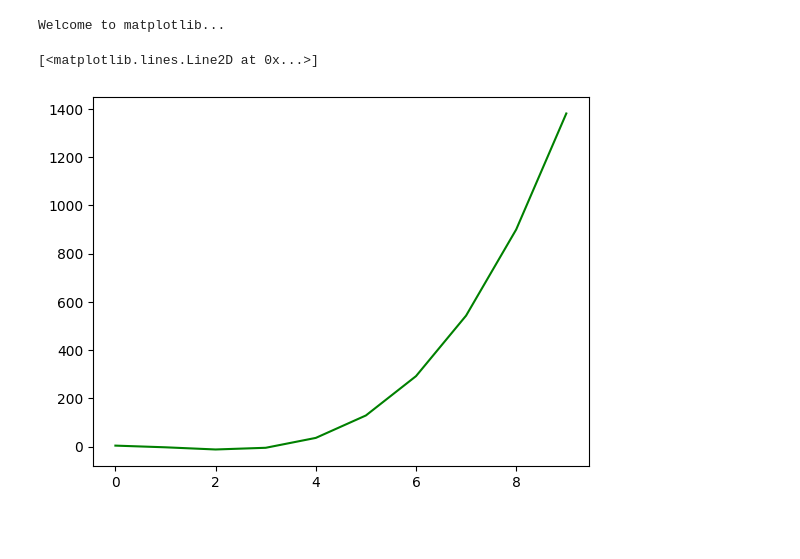
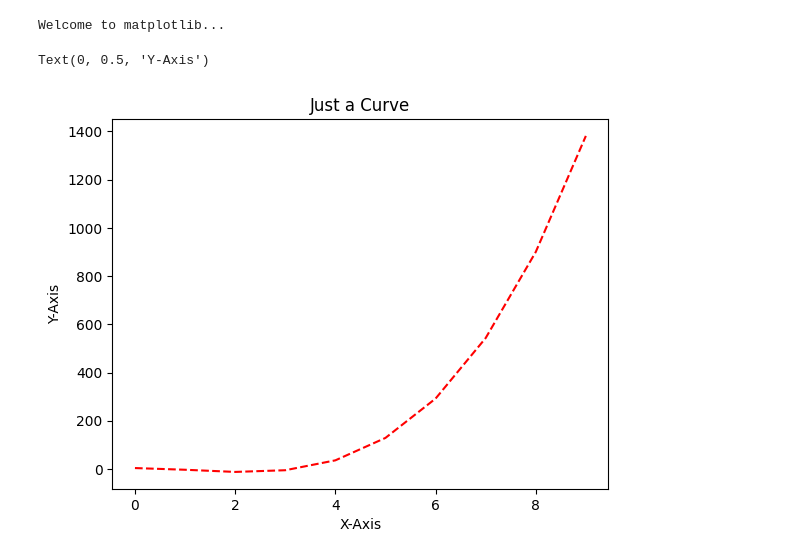
Before and after one commit to mamud1977/bootup, a Jupyter notebook: my_matplotlib.ipynb, the cells around one changed output. Drawn from its saved outputs; the diff is of its cells as text; code cells hidden in the pictures; blank space fills up the shorter version.

```diff
--- a/my_matplotlib.ipynb
+++ b/my_matplotlib.ipynb
@@ -11,9 +11,11 @@ import matplotlib.pyplot as plt
 # %%
 x = np.arange(0,10)
 
 y = 3*x*x*x - 10*x*x  +4
-
-plt.plot(x,y,'green')
+plt.plot(x,y,'r--')
+plt.title('Just a Curve')
+plt.xlabel('X-Axis')
+plt.ylabel('Y-Axis')
 # %% [output]
-[<matplotlib.lines.Line2D at 0x...>]
+Text(0, 0.5, 'Y-Axis')
-[figure, old version]
+[figure, new version]
```
Also changed, not shown: parts of 2 cells of this notebook.
